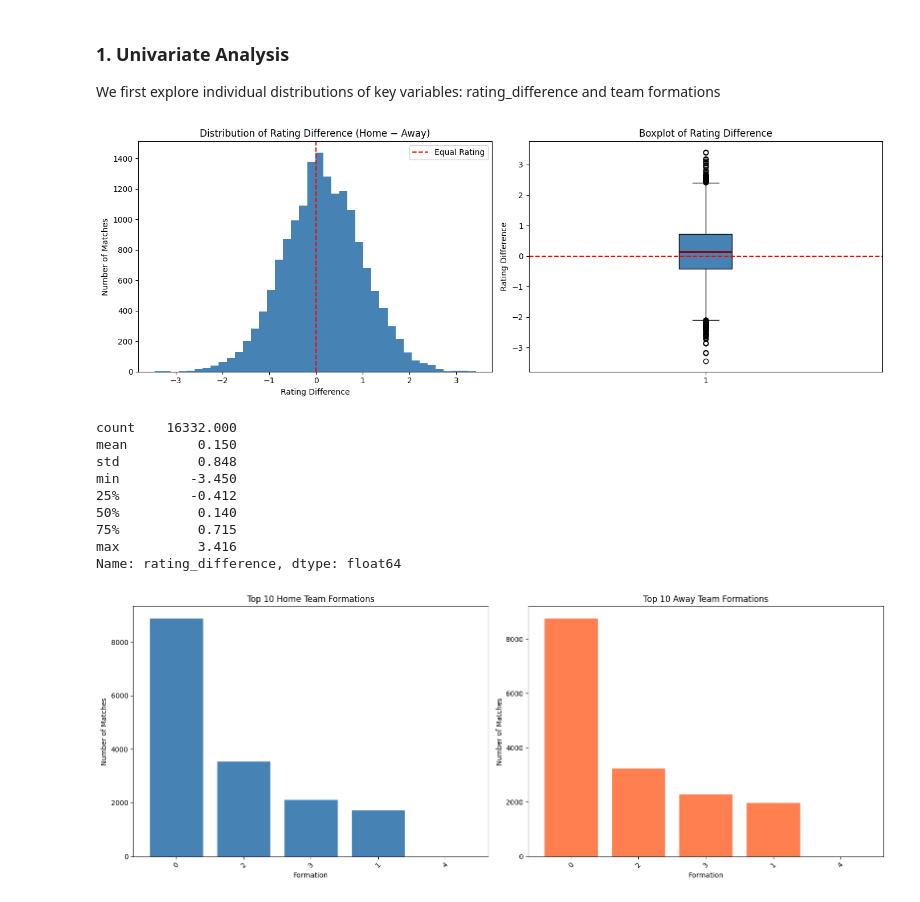
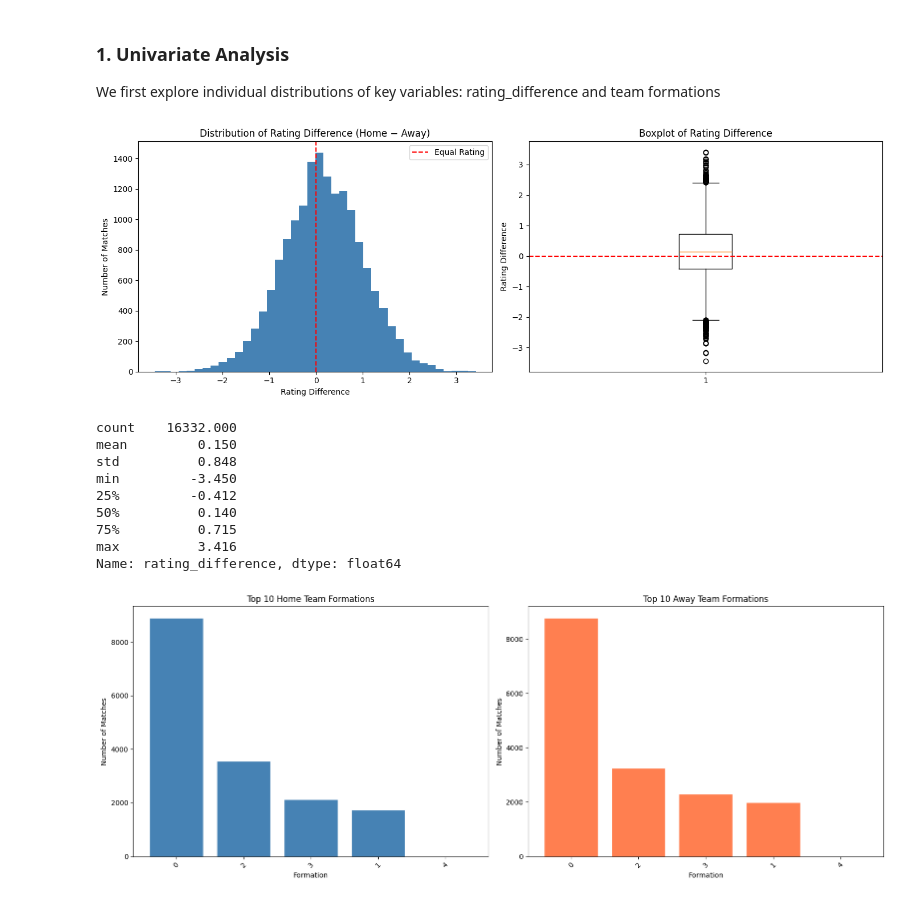
Before and after one commit to magrimuc/prj-2-eda-sql-football-matches-statistics, a Jupyter notebook: Ultimate_Master_notebook.ipynb, the cells around one changed output. Drawn from its saved outputs; the diff is of its cells as text; code cells hidden in the pictures.

```diff
--- a/Ultimate_Master_notebook.ipynb
+++ b/Ultimate_Master_notebook.ipynb
@@ -1613,35 +1613,26 @@ Therefore, current league points can be considered an informative predictor of m
 
 We first explore individual distributions of key variables: rating_difference and team formations
 # %%
-if 'average_home_team_rating' not in clean_df.columns:
-    clean_df['average_home_team_rating'] = clean_df[['home_defense_rating', 'home_midfield_rating', 'home_attack_rating']].mean(axis=1)
-
-if 'average_away_team_rating' not in clean_df.columns:
-    clean_df['average_away_team_rating'] = clean_df[['away_defense_rating', 'away_midfield_rating', 'away_attack_rating']].mean(axis=1)
-
-if 'rating_difference' not in clean_df.columns:
-    clean_df['rating_difference'] = clean_df['average_home_team_rating'] - clean_df['average_away_team_rating']
-
 fig, axes = plt.subplots(1, 2, figsize=(14, 5))
 
 axes[0].hist(clean_df['rating_difference'].dropna(), bins=40, color='steelblue')
 axes[0].axvline(0, color='red', linestyle='--', linewidth=1.5, label='Equal Rating')
 axes[0].set_title('Distribution of Rating Difference (Home − Away)')
 axes[0].set_xlabel('Rating Difference')
 axes[0].set_ylabel('Number of Matches')
 axes[0].legend()
 
-axes[1].boxplot(clean_df['rating_difference'].dropna(), vert=True, patch_artist=True, boxprops=dict(facecolor='steelblue'), medianprops=dict(color='darkred', linewidth=2))
+axes[1].boxplot(clean_df['rating_difference'].dropna(), vert=True)
 axes[1].axhline(0, color='red', linestyle='--', linewidth=1.5)
 axes[1].set_title('Boxplot of Rating Difference')
 axes[1].set_ylabel('Rating Difference')
 
 plt.tight_layout()
 plt.show()
 
 print(clean_df['rating_difference'].describe().round(3))
 # %% [output]
-[figure, old version]
+[figure, new version]
 count    16332.000
 mean         0.150
 std          0.848
```
